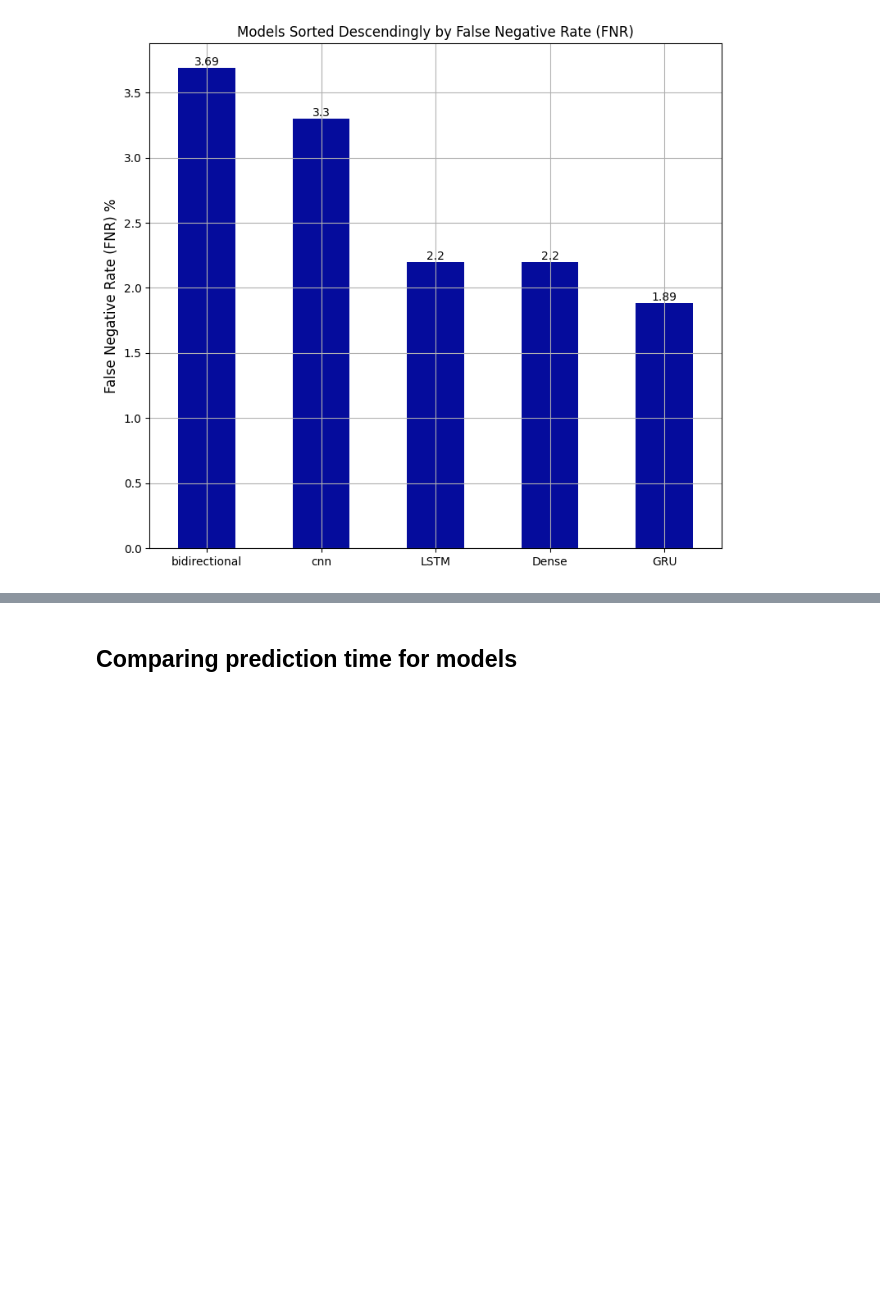
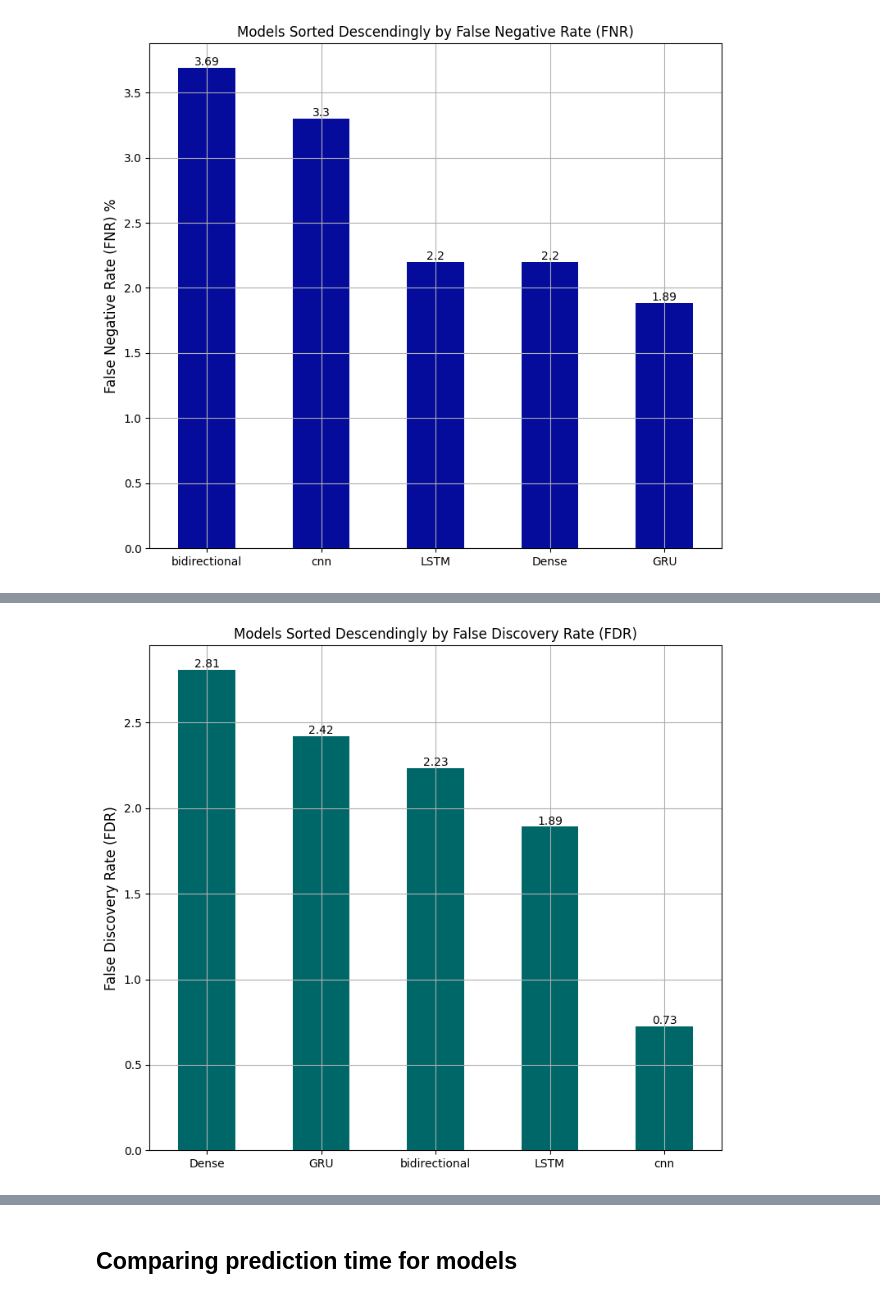
Before and after one commit to AdbulrhmanEldeeb/phishing_emails_detection, a Jupyter notebook: phishing-emails.ipynb, the cells around one changed output, grey strips where cells are left out. Cells and saved outputs as stored; diff of their text form; code cells hidden in the pictures; blank space fills up the shorter version.

```diff
--- a/phishing-emails.ipynb
+++ b/phishing-emails.ipynb
@@ -2142,0 +2176,6 @@ plt.show()
+# %%
+# Plotting bar plot for models sorted descendingly by FDR
+
+plot_bar_plot_of_metric('False Discovery Rate (FDR)','006769')
+# %% [output]
+[figure, added]
```
Also changed, not shown: parts of 5 cells of this notebook.
